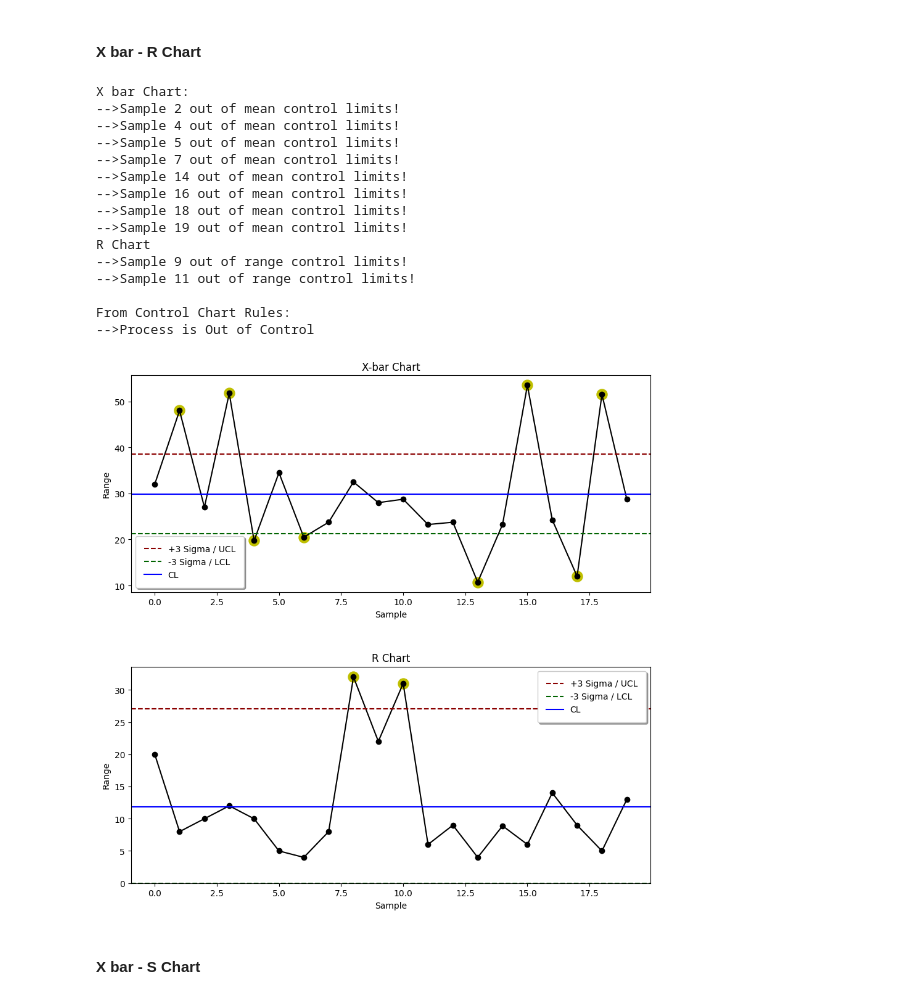
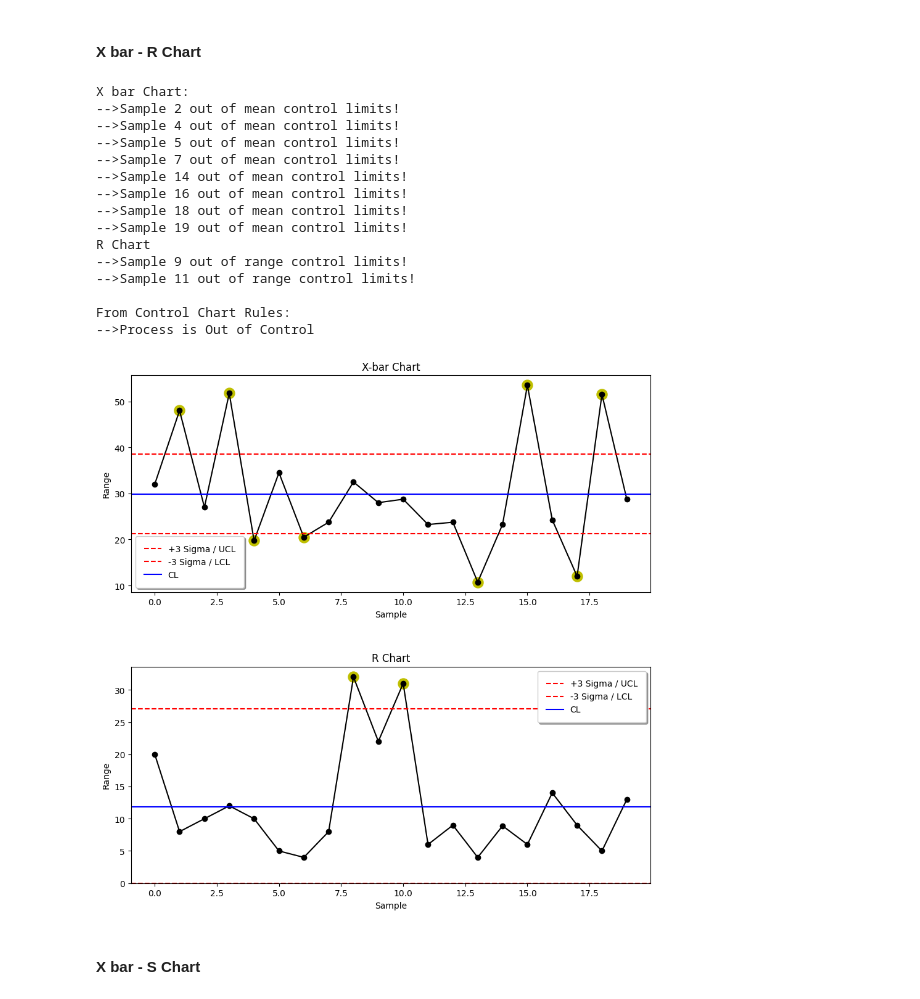
Before and after one commit to DevilsSnare/MLforControlCharts, a Jupyter notebook: main.ipynb, the cells around one changed output. Saved outputs shown, nothing was run; the diff lists cells and outputs as text; code cells hidden in the pictures.

```diff
--- a/main.ipynb
+++ b/main.ipynb
@@ -13,7 +13,7 @@ import PyQt5
 # %% [markdown]
 ### Importing datasets
 # %%
-sample_data = pd.read_excel('./assets/sample_data.xlsx', sheet_name="set_2")
+sample_data = pd.read_excel('./assets/sample_data.xlsx', sheet_name="set_5")
 # set_1 set_2 set_3 set_4 set_5 set_6
 # X bar - R chart :: set_1, set_2
 # X bar - S chart :: set_1, set_2
@@ -87,8 +87,8 @@ sigma = np.std(x_bar)
 
 ## x-bar chart
 axs[0].plot(x_bar, linestyle='-', marker='o', color='black')
-axs[0].axhline((statistics.mean(x_bar)+A2*statistics.mean(r)), color='darkred', linestyle='dashed', label='+3 Sigma / UCL')
-axs[0].axhline((statistics.mean(x_bar)-A2*statistics.mean(r)), color='darkgreen', linestyle='dashed', label='-3 Sigma / LCL')
+axs[0].axhline((statistics.mean(x_bar)+A2*statistics.mean(r)), color='red', linestyle='dashed', label='+3 Sigma / UCL')
+axs[0].axhline((statistics.mean(x_bar)-A2*statistics.mean(r)), color='red', linestyle='dashed', label='-3 Sigma / LCL')
 axs[0].axhline((statistics.mean(x_bar)), color='blue', label='CL')
 axs[0].set_title('X-bar Chart')
 axs[0].set(xlabel='Sample', ylabel='Range')
@@ -96,8 +96,8 @@ axs[0].legend(fancybox=True, framealpha=1, shadow=True,frameon=True, borderpad=1
 
 ## R chart
 axs[1].plot(r, linestyle='-', marker='o', color='black')
-axs[1].axhline((D4*statistics.mean(r)), color='darkred', linestyle='dashed', label='+3 Sigma / UCL')
-axs[1].axhline((D3*statistics.mean(r)), color='darkgreen', linestyle='dashed', label='-3 Sigma / LCL')
+axs[1].axhline((D4*statistics.mean(r)), color='red', linestyle='dashed', label='+3 Sigma / UCL')
+axs[1].axhline((D3*statistics.mean(r)), color='red', linestyle='dashed', label='-3 Sigma / LCL')
 axs[1].axhline((statistics.mean(r)), color='blue', label='CL')
 axs[1].set_ylim(bottom=0)
 axs[1].set_title('R Chart')
@@ -159,34 +159,34 @@ df = pd.DataFrame({'data':x, 'sample_group':sample_group})
 df_grouped = df.groupby('sample_group').mean()
 df_grouped.columns = ['x_bar']
 df_max = df.groupby('sample_group').max()
 df_min = df.groupby('sample_group').min()
 df_grouped['R'] = df_max['data'] - df_min['data']
 df_grouped['x_bar_bar'] = statistics.mean(df_grouped['x_bar'])
 df_grouped['UCL'] = statistics.mean(df_grouped['x_bar'])+(A2*statistics.mean(df_grouped['R']))
 df_grouped['+2s'] = (df_grouped['UCL']-df_grouped['x_bar_bar'])/3*2+df_grouped['x_bar_bar']
 df_grouped['+1s'] = (df_grouped['UCL']-df_grouped['x_bar_bar'])/3*1+df_grouped['x_bar_bar']
 df_grouped['-1s'] = df_grouped['x_bar_bar']-(df_grouped['UCL']-df_grouped['x_bar_bar'])/3*1
 df_grouped['-2s'] = df_grouped['x_bar_bar']- (df_grouped['UCL']-df_grouped['x_bar_bar'])/3*2
 df_grouped['LCL'] = statistics.mean(df_grouped['x_bar'])-(A2*statistics.mean(df_grouped['R']))
 print("\nFrom Control Chart Rules:")
 anomalyDetection(df_grouped)
 # %% [output]
 X bar Chart:
 -->Sample 2 out of mean control limits!
 -->Sample 4 out of mean control limits!
 -->Sample 5 out of mean control limits!
 -->Sample 7 out of mean control limits!
 -->Sample 14 out of mean control limits!
 -->Sample 16 out of mean control limits!
 -->Sample 18 out of mean control limits!
 -->Sample 19 out of mean control limits!
 R Chart
 -->Sample 9 out of range control limits!
 -->Sample 11 out of range control limits!
 
 From Control Chart Rules:
 -->Process is Out of Control
-[figure, old version]
+[figure, new version]
 # %% [markdown]
 #### X bar - S Chart
 # %%
```
Also changed, not shown: parts of 5 cells of this notebook.
